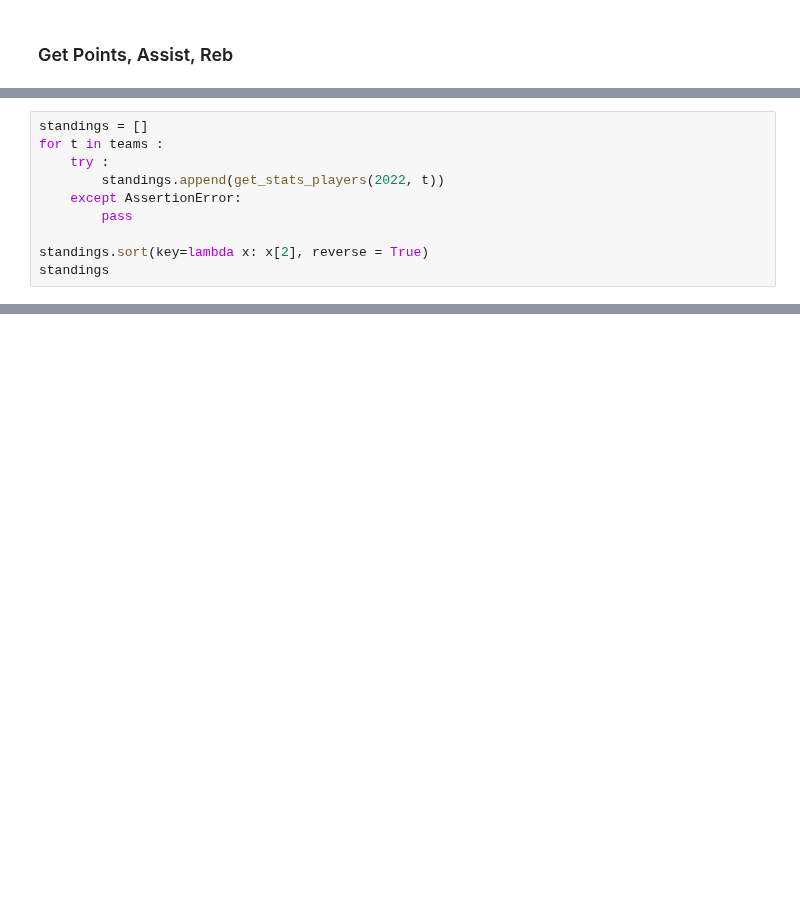
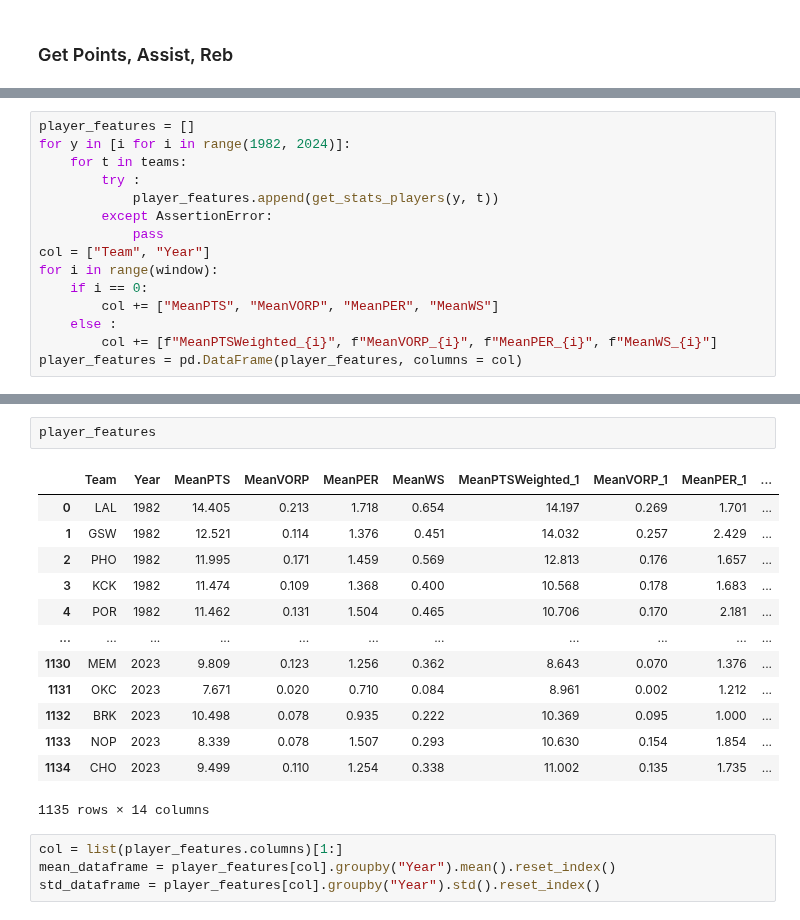
Before and after one commit to martinbog19/balling-on-the-edge, a Jupyter notebook: players_analysis.ipynb, the cells around one changed output, grey strips where cells are left out. Cells and saved outputs as stored; diff of their text form; blank space fills up the shorter version.

Commit message:
Player Features

```diff
--- a/players_analysis.ipynb
+++ b/players_analysis.ipynb
@@ -99,10 +93,0 @@ get_stats_players(2023, "MIL")
-# %%
-standings = []
-for t in teams :
-    try :
-        standings.append(get_stats_players(2022, t))
-    except AssertionError:
-        pass
-
-standings.sort(key=lambda x: x[2], reverse = True)
-standings
@@ -190,0 +94,15 @@ get_stats_players(2023, "MIL")
+# %%
+player_features = []
+for y in [i for i in range(1982, 2024)]:
+    for t in teams:
+        try :
+            player_features.append(get_stats_players(y, t))
+        except AssertionError:
+            pass
+col = ["Team", "Year"]
+for i in range(window):
+    if i == 0:
+        col += ["MeanPTS", "MeanVORP", "MeanPER", "MeanWS"]
+    else :
+        col += [f"MeanPTSWeighted_{i}", f"MeanVORP_{i}", f"MeanPER_{i}", f"MeanWS_{i}"]
+player_features = pd.DataFrame(player_features, columns = col)
@@ -190,0 +127,20 @@ get_stats_players(2023, "MIL")
+# %%
+player_features
+# %% [output]
+|  | Team | Year | MeanPTS | MeanVORP | MeanPER | MeanWS | MeanPTSWeighted_1 | MeanVORP_1 | MeanPER_1 | ... |
+| 0 | LAL | 1982 | 14.405 | 0.213 | 1.718 | 0.654 | 14.197 | 0.269 | 1.701 | ... |
+| 1 | GSW | 1982 | 12.521 | 0.114 | 1.376 | 0.451 | 14.032 | 0.257 | 2.429 | ... |
+| 2 | PHO | 1982 | 11.995 | 0.171 | 1.459 | 0.569 | 12.813 | 0.176 | 1.657 | ... |
+| 3 | KCK | 1982 | 11.474 | 0.109 | 1.368 | 0.400 | 10.568 | 0.178 | 1.683 | ... |
+| 4 | POR | 1982 | 11.462 | 0.131 | 1.504 | 0.465 | 10.706 | 0.170 | 2.181 | ... |
+| ... | ... | ... | ... | ... | ... | ... | ... | ... | ... | ... |
+| 1130 | MEM | 2023 | 9.809 | 0.123 | 1.256 | 0.362 | 8.643 | 0.070 | 1.376 | ... |
+| 1131 | OKC | 2023 | 7.671 | 0.020 | 0.710 | 0.084 | 8.961 | 0.002 | 1.212 | ... |
+| 1132 | BRK | 2023 | 10.498 | 0.078 | 0.935 | 0.222 | 10.369 | 0.095 | 1.000 | ... |
+| 1133 | NOP | 2023 | 8.339 | 0.078 | 1.507 | 0.293 | 10.630 | 0.154 | 1.854 | ... |
+| 1134 | CHO | 2023 | 9.499 | 0.110 | 1.254 | 0.338 | 11.002 | 0.135 | 1.735 | ... |
+1135 rows × 14 columns
+# %%
+col = list(player_features.columns)[1:]
+mean_dataframe = player_features[col].groupby("Year").mean().reset_index()
+std_dataframe = player_features[col].groupby("Year").std().reset_index()
```
Also changed, not shown: parts of 9 cells of this notebook.
